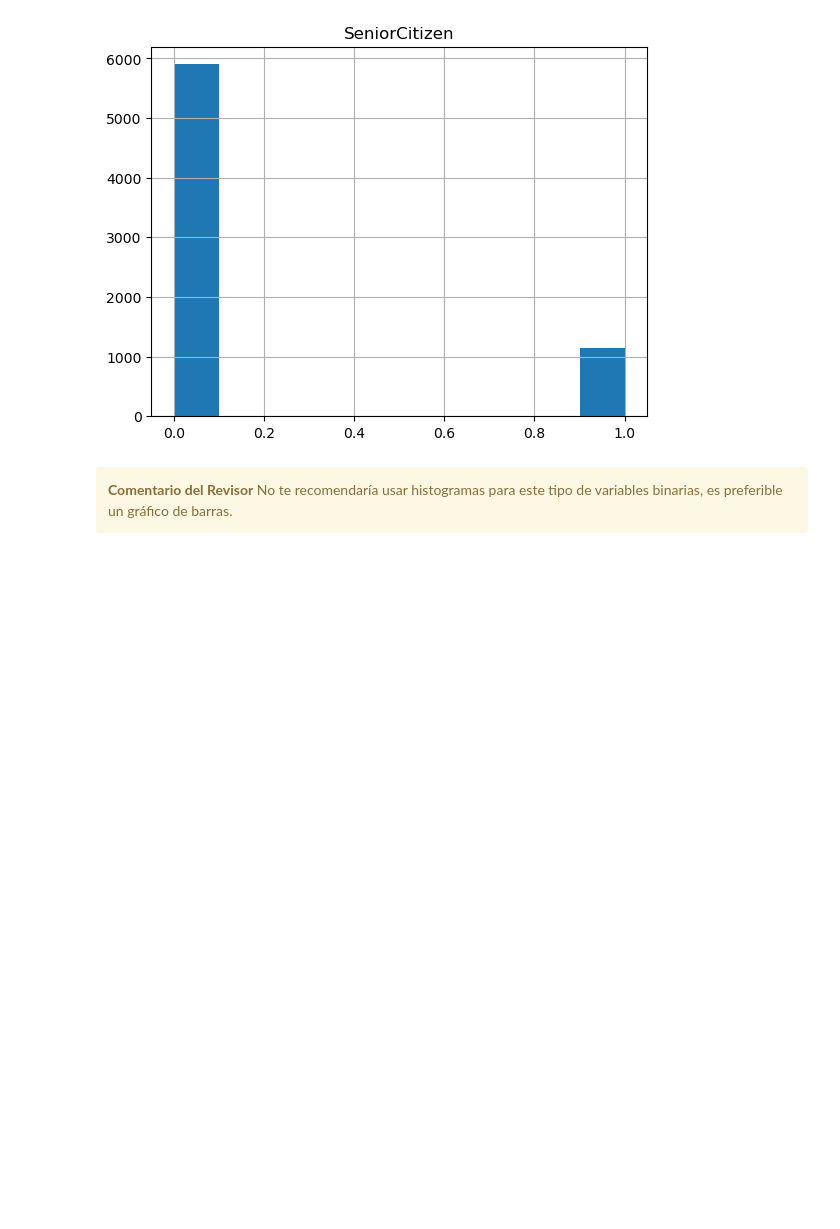
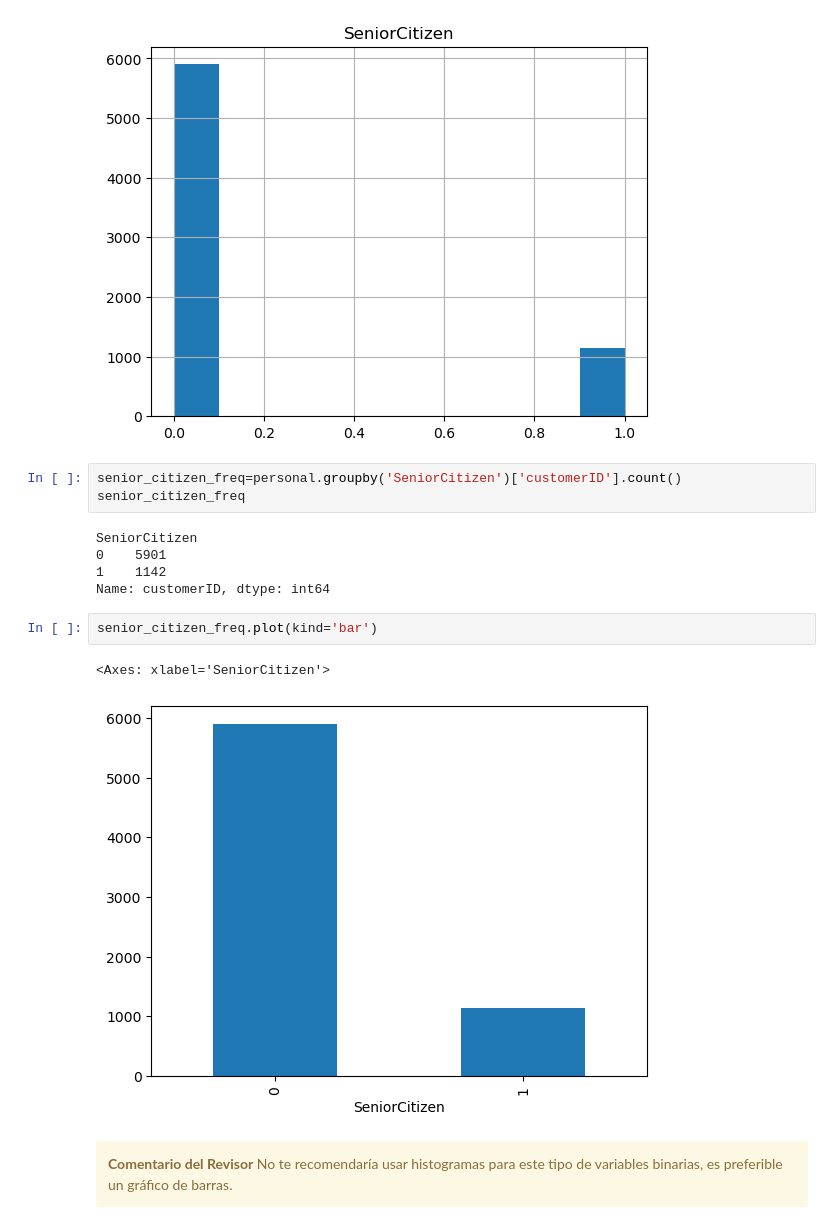
Before and after one commit to GeorginaTL/ProyectoFinalTT, a Jupyter notebook: proyecto_final_s17.ipynb, the cells around one changed output. Drawn from its saved outputs; the diff is of its cells as text; blank space fills up the shorter version.

```diff
--- a/proyecto_final_s17.ipynb
+++ b/proyecto_final_s17.ipynb
@@ -125,6 +125,19 @@ personal.hist()
 # %% [output]
 array([[<Axes: title={'center': 'SeniorCitizen'}>]], dtype=object)
 [figure]
+# %%
+senior_citizen_freq=personal.groupby('SeniorCitizen')['customerID'].count()
+senior_citizen_freq
+# %% [output]
+SeniorCitizen
+0    5901
+1    1142
+Name: customerID, dtype: int64
+# %%
+senior_citizen_freq.plot(kind='bar')
+# %% [output]
+<Axes: xlabel='SeniorCitizen'>
+[figure, added]
 # %% [markdown]
 <div class="alert alert-block alert-warning">
 <b>Comentario del Revisor</b> <a class=“tocSkip”></a>
```
Also changed, not shown: parts of 4 cells of this notebook, 1 other file.
